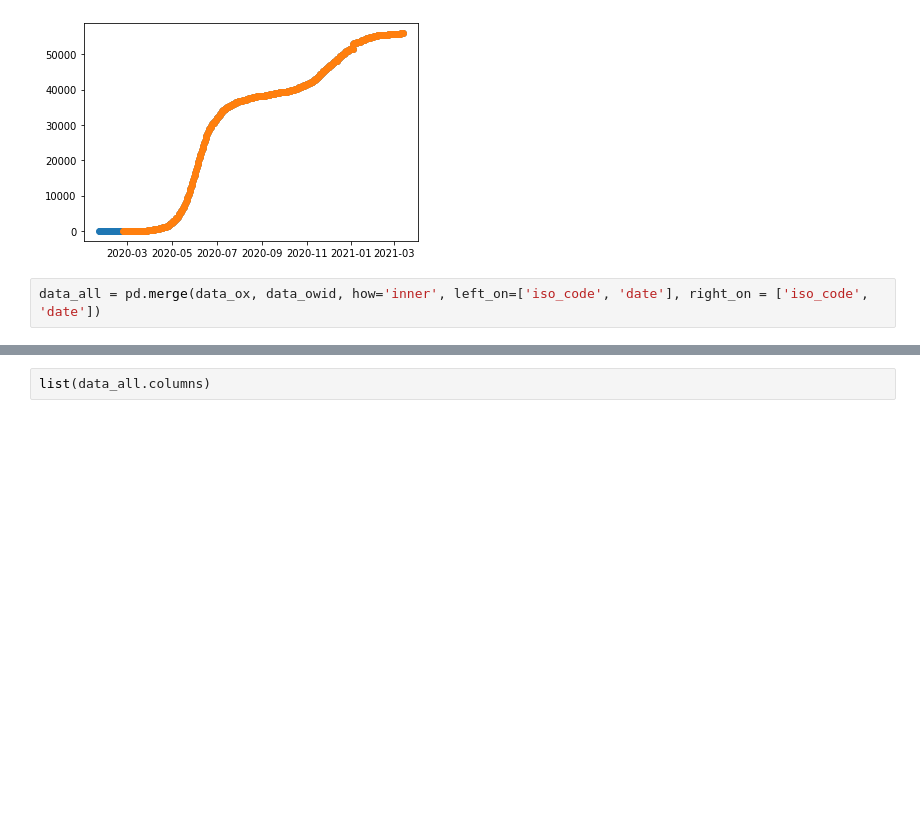
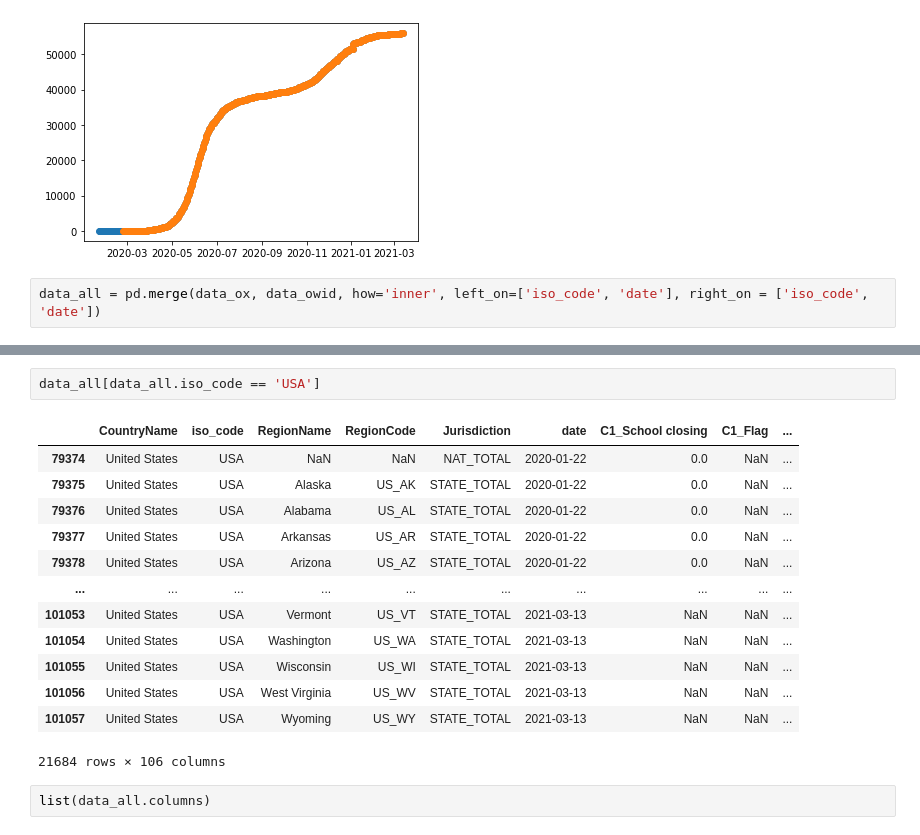
Before and after one commit to CoronaPolicy/prediction_model, a Jupyter notebook: fix_dataset.ipynb, the cells around one changed output, grey strips where cells are left out. Cells and saved outputs as stored; diff of their text form; blank space fills up the shorter version.

```diff
--- a/fix_dataset.ipynb
+++ b/fix_dataset.ipynb
@@ -148,3 +169,19 @@ data_all = pd.merge(data_ox, data_owid, how='inner', left_on=['iso_code', 'date'
+# %%
+data_all[data_all.iso_code == 'USA']
+# %% [output]
+|  | CountryName | iso_code | RegionName | RegionCode | Jurisdiction | date | C1_School closing | C1_Flag | ... |
+| 79374 | United States | USA | NaN | NaN | NAT_TOTAL | 2020-01-22 | 0.0 | NaN | ... |
+| 79375 | United States | USA | Alaska | US_AK | STATE_TOTAL | 2020-01-22 | 0.0 | NaN | ... |
+| 79376 | United States | USA | Alabama | US_AL | STATE_TOTAL | 2020-01-22 | 0.0 | NaN | ... |
+| 79377 | United States | USA | Arkansas | US_AR | STATE_TOTAL | 2020-01-22 | 0.0 | NaN | ... |
+| 79378 | United States | USA | Arizona | US_AZ | STATE_TOTAL | 2020-01-22 | 0.0 | NaN | ... |
+| ... | ... | ... | ... | ... | ... | ... | ... | ... | ... |
+| 101053 | United States | USA | Vermont | US_VT | STATE_TOTAL | 2021-03-13 | NaN | NaN | ... |
+| 101054 | United States | USA | Washington | US_WA | STATE_TOTAL | 2021-03-13 | NaN | NaN | ... |
+| 101055 | United States | USA | Wisconsin | US_WI | STATE_TOTAL | 2021-03-13 | NaN | NaN | ... |
+| 101056 | United States | USA | West Virginia | US_WV | STATE_TOTAL | 2021-03-13 | NaN | NaN | ... |
+| 101057 | United States | USA | Wyoming | US_WY | STATE_TOTAL | 2021-03-13 | NaN | NaN | ... |
+21684 rows × 106 columns
 # %%
 list(data_all.columns)
 # %% [output]
```
Also changed, not shown: parts of 15 cells of this notebook, 1 other file.
